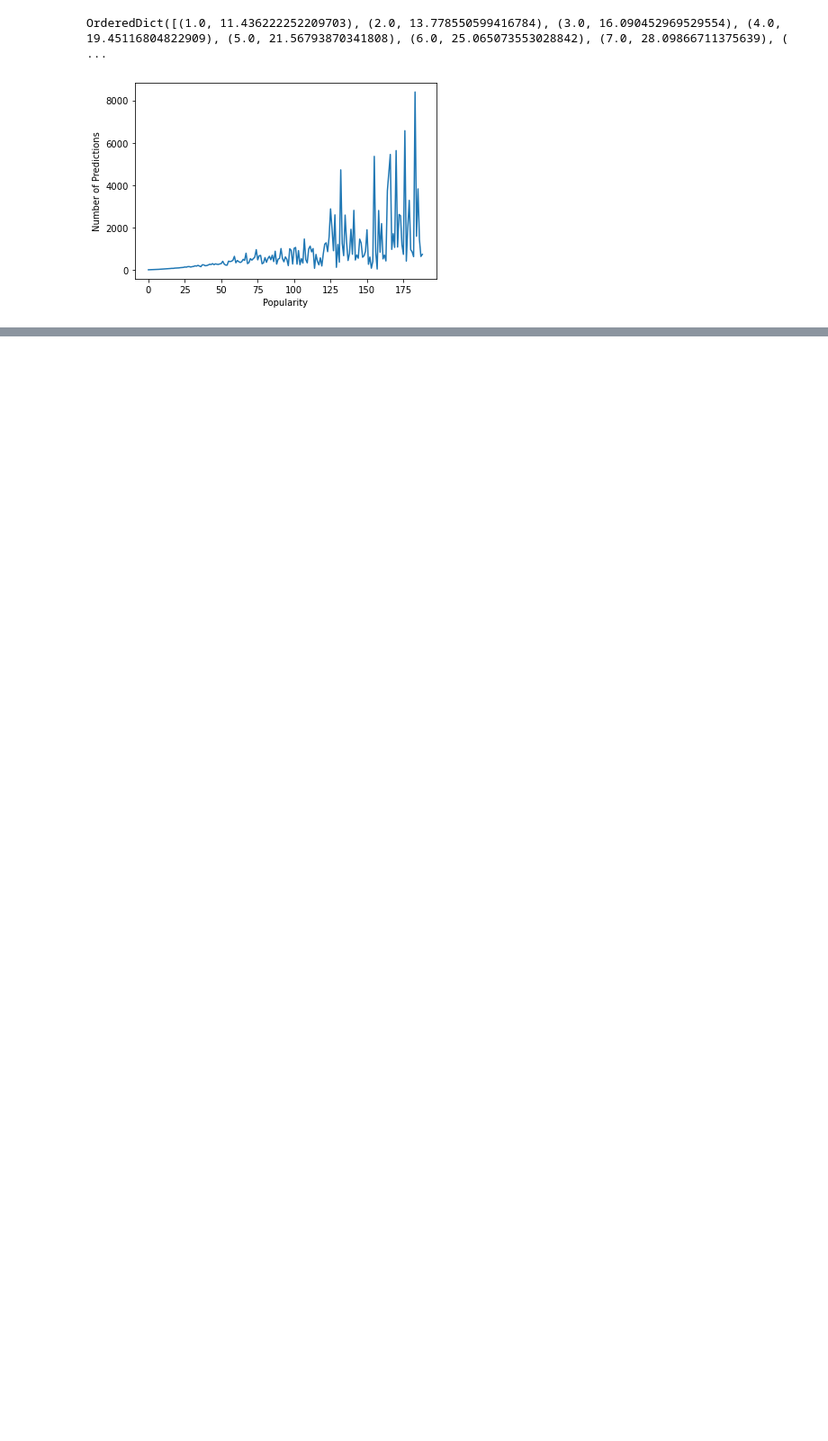
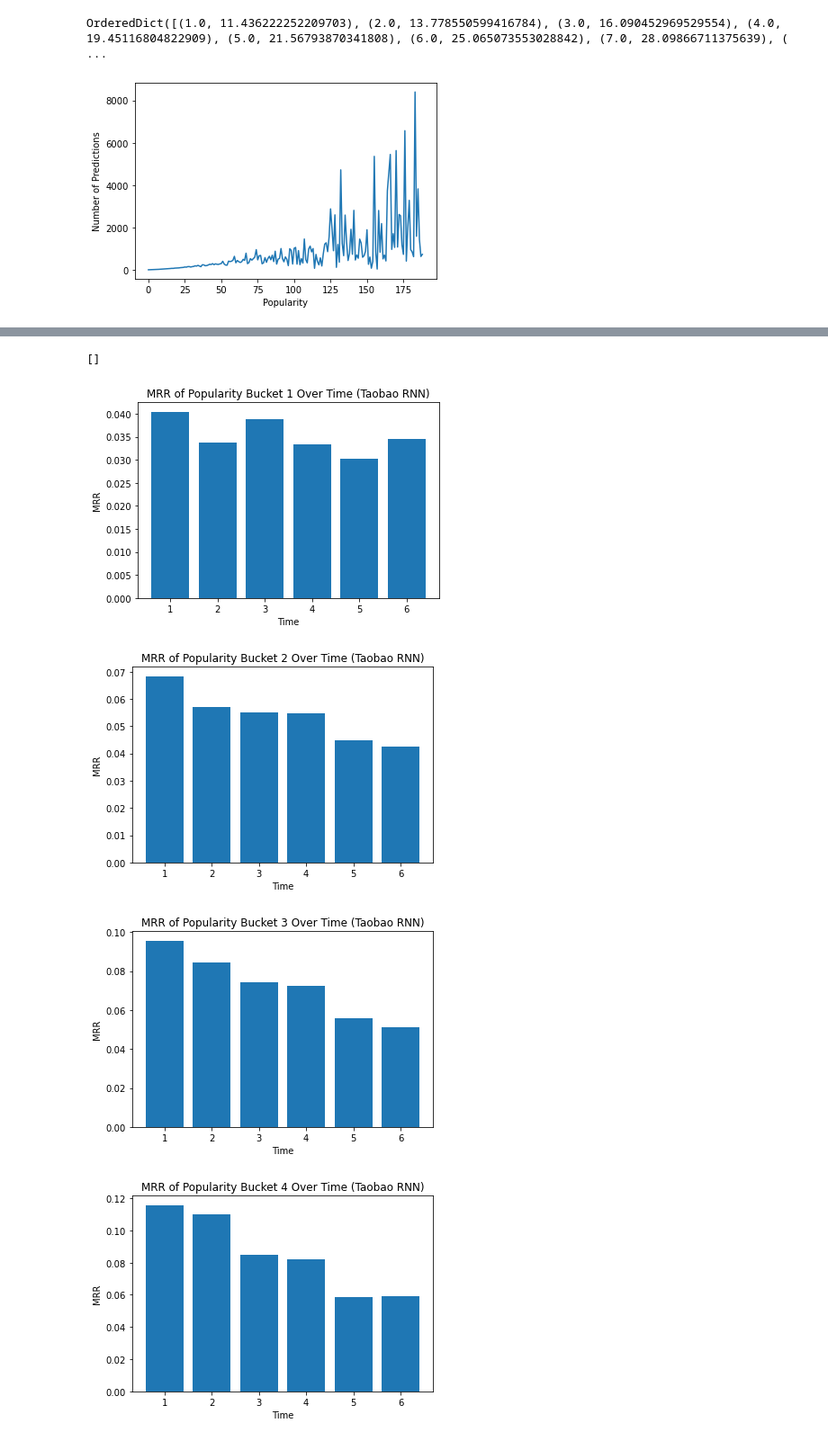
Before and after one commit to RenqinCai/SessionRec, a Jupyter notebook: biasRNN/sequential_eval_taobao_test_bias.ipynb, the cells around one changed output, grey strips where cells are left out. Shown at 90% size. Drawn from its saved outputs; the diff is of its cells as text; code cells hidden in the pictures; blank space fills up the shorter version.

```diff
--- a/biasRNN/sequential_eval_taobao_test_bias.ipynb
+++ b/biasRNN/sequential_eval_taobao_test_bias.ipynb
@@ -770,0 +825,14 @@ plt.show()
+# %%
+for bucket_num in range(num_buckets):
+    plt.figure()
+    plt.bar(np.arange(1, num_times+1), mrrs_pop_bucket[bucket_num,:])
+    plt.xlabel('Time')
+    plt.ylabel('MRR')
+    plt.title('MRR of Popularity Bucket %d Over Time (Taobao RNN)'%(bucket_num+1))
+plt.plot()
+# %% [output]
+[]
+[figure, added]
+[figure, added]
+[figure, added]
+[figure, added]
```
Also changed, not shown: parts of 12 cells of this notebook.
